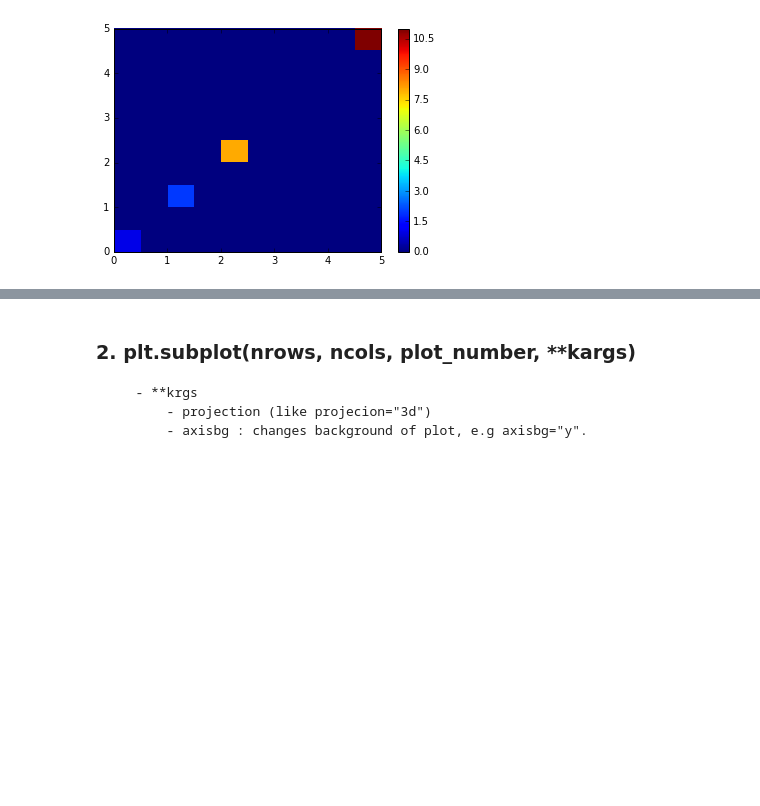
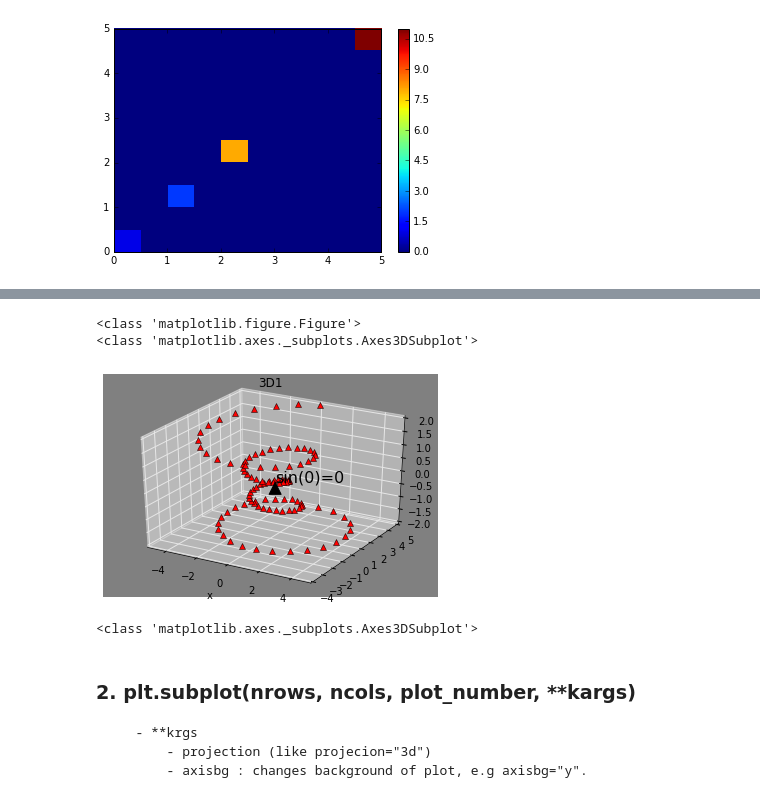
Before and after one commit to amitkvikram/python, a Jupyter notebook: matplotlib.ipynb, the cells around one changed output, grey strips where cells are left out. Drawn from its saved outputs; the diff is of its cells as text; code cells hidden in the pictures; blank space fills up the shorter version.

```diff
--- a/matplotlib.ipynb
+++ b/matplotlib.ipynb
@@ -274,3 +329,28 @@ print(type(fig.gca()))
+# %%
+import matplotlib.pyplot as plt
+from mpl_toolkits.mplot3d import Axes3D
+import numpy as npi
+theta = np.linspace(-4 * np.pi, 4 * np.pi, 100)
+z = np.linspace(-2, 2, 100)
+r = z**2 + 1
+x = r * np.sin(theta)
+y = r * np.cos(theta)
+fig= plt.figure(1)
+print(type(fig))
+ax= fig.gca(projection="3d",title="3D1",xlabel="x",axisbg='gray')
+print(type(ax))
+line,=plt.plot(x,y,z,'^' ,color='r')
+ax.annotate("sin(0)=0", xy=(0,0), xytext=(0,0), arrowprops=dict(facecolor="black", shrink=0.05), fontsize="16")  #adding annotating text
+# plt.setp(line,marker='o')
+# ax.set_title("3D")
+plt.show()
+
+print(type(fig.gca()))
+# %% [output]
+<class 'matplotlib.figure.Figure'>
+<class 'matplotlib.axes._subplots.Axes3DSubplot'>
+[figure, added]
+<class 'matplotlib.axes._subplots.Axes3DSubplot'>
 # %% [markdown]
 ### 2. plt.subplot(nrows, ncols, plot_number, **kargs)
        - **krgs
```
Also changed, not shown: parts of 28 cells of this notebook.
